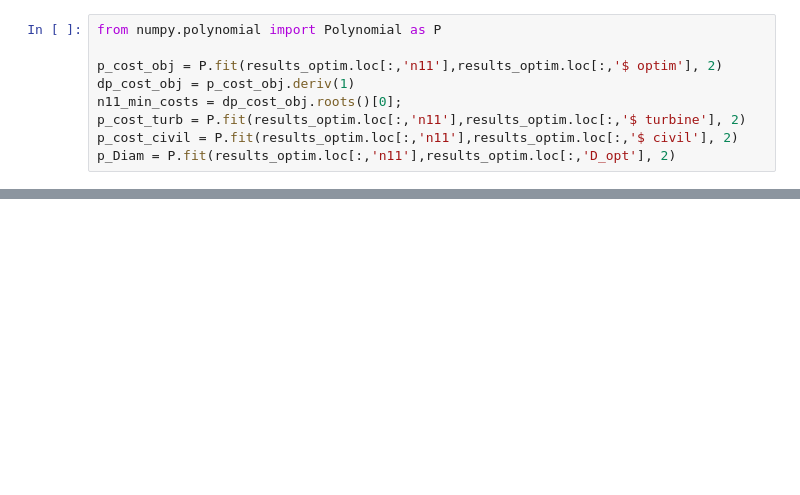
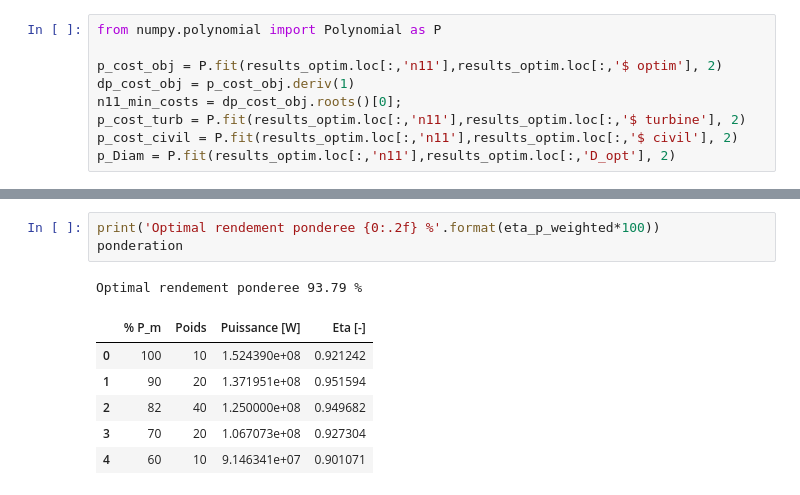
Before and after one commit to sanjosem/ENR855_projet, a Jupyter notebook: 03-optim-turbine/optim_turbine.ipynb, the cells around one changed output, grey strips where cells are left out. Saved outputs shown, nothing was run; the diff lists cells and outputs as text; blank space fills up the shorter version.

```diff
--- a/03-optim-turbine/optim_turbine.ipynb
+++ b/03-optim-turbine/optim_turbine.ipynb
@@ -300,0 +304,11 @@ Depassement decentrement: 2.84 m
+# %%
+print('Optimal rendement ponderee {0:.2f} %'.format(eta_p_weighted*100))
+ponderation
+# %% [output]
+Optimal rendement ponderee 93.79 %
+|  | % P_m | Poids | Puissance [W] | Eta [-] |
+| 0 | 100 | 10 | 1.524390e+08 | 0.921242 |
+| 1 | 90 | 20 | 1.371951e+08 | 0.951594 |
+| 2 | 82 | 40 | 1.250000e+08 | 0.949682 |
+| 3 | 70 | 20 | 1.067073e+08 | 0.927304 |
+| 4 | 60 | 10 | 9.146341e+07 | 0.901071 |
```
Also changed, not shown: parts of 7 cells of this notebook.
